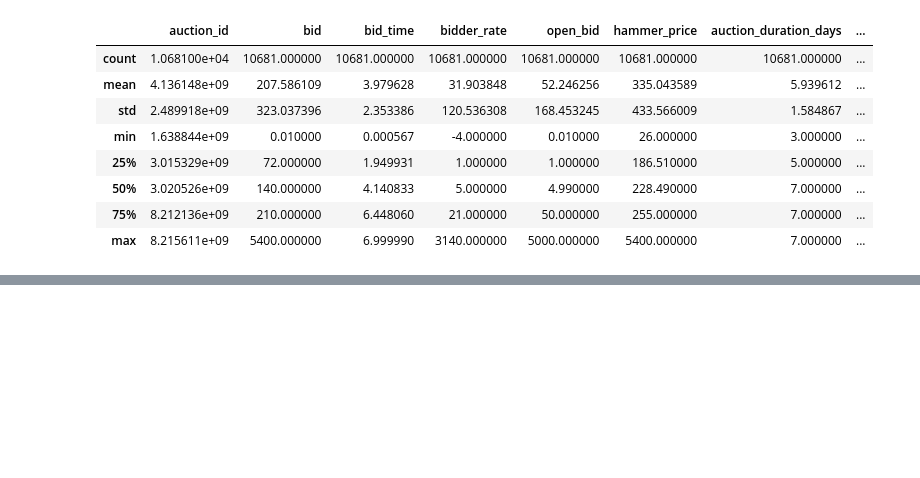
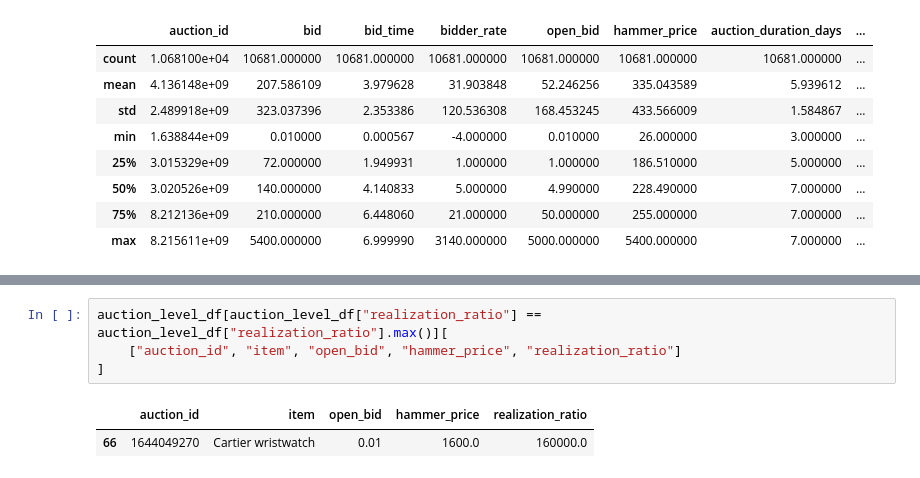
Before and after one commit to IreneGrisenti/Online_Auction_Analysis, a Jupyter notebook: notebooks/analysis.ipynb, the cells around one changed output, grey strips where cells are left out. Drawn from its saved outputs; the diff is of its cells as text; blank space fills up the shorter version.

```diff
--- a/notebooks/analysis.ipynb
+++ b/notebooks/analysis.ipynb
@@ -176,0 +314,7 @@ auction_df_clean.describe()
+# %%
+auction_level_df[auction_level_df["realization_ratio"] == auction_level_df["realization_ratio"].max()][
+    ["auction_id", "item", "open_bid", "hammer_price", "realization_ratio"]
+]
+# %% [output]
+|  | auction_id | item | open_bid | hammer_price | realization_ratio |
+| 66 | 1644049270 | Cartier wristwatch | 0.01 | 1600.0 | 160000.0 |
```
Also changed, not shown: parts of 8 cells of this notebook, 2 other files.
